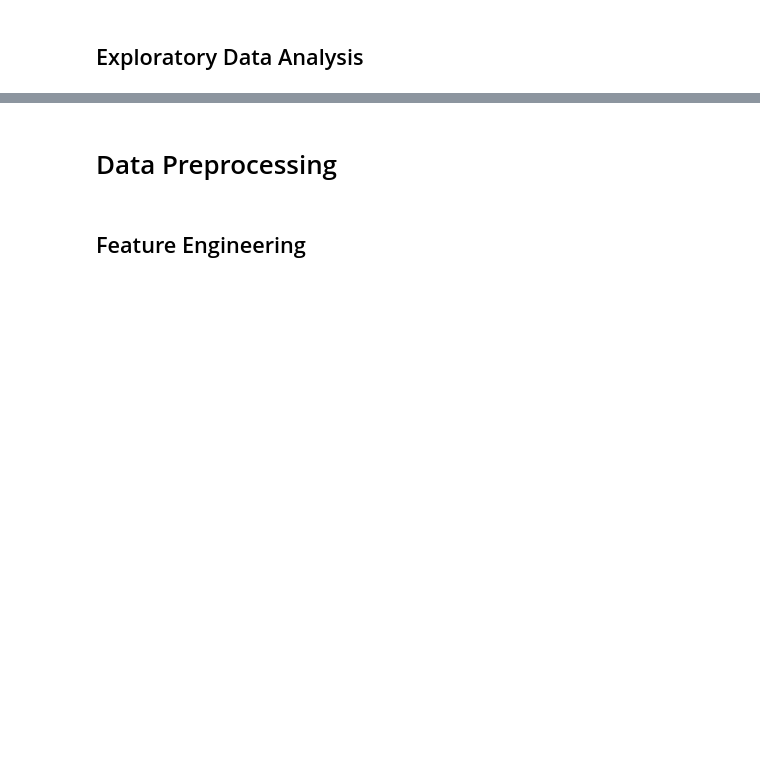
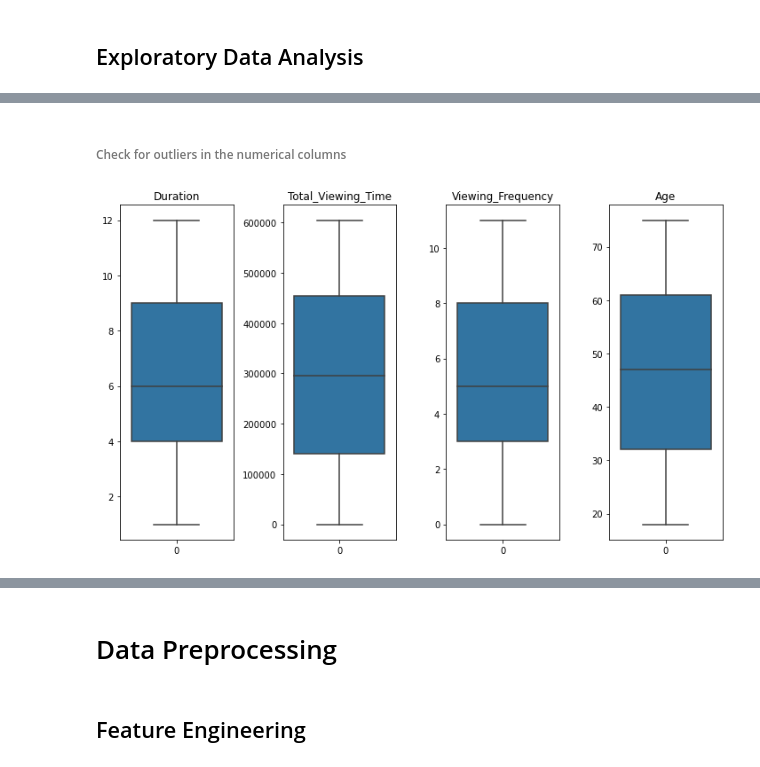
Before and after one commit to conyema/MavsTv-Analytics, a Jupyter notebook: MavTv.ipynb, the cells around one changed output, grey strips where cells are left out. Saved outputs shown, nothing was run; the diff lists cells and outputs as text; code cells hidden in the pictures; blank space fills up the shorter version.

```diff
--- a/MavTv.ipynb
+++ b/MavTv.ipynb
@@ -227,0 +130,9 @@ TvData[['Device','Genre']].groupby('Genre').count()
+# %%
+# Exclude the 'Viewing_Frequency' and 'Total_Viewing_Time' features to really find duplicates
+data_subset = ['CustomerID', 'Name', 'Age', 'Gender', 'State', 'Genre', 'Format', 'Device',
+               'Plan', 'Monthly_Cost', 'Duration', 'Rating']
+
+TvData.drop_duplicates(subset=data_subset, keep='last', inplace=True)
+
+# Reset index of dataset
+TvData.reset_index(drop=True, inplace=True)
@@ -227,0 +144,6 @@ TvData[['Device','Genre']].groupby('Genre').count()
+# %%
+# cat_features = ['Gender', 'Genre', 'State','Format','Device','Plan', 'Rating']
+cat_features = ['Gender', 'Genre', 'State','Format','Device','Plan']
+
+#  Numerical features in dataset
+num_features=['Duration', 'Total_Viewing_Time', 'Viewing_Frequency', 'Age']
@@ -227,0 +164,3 @@ TvData[['Device','Genre']].groupby('Genre').count()
+# %%
+# Correct errors in the State feature data
+TvData['State'] = TvData['State'].replace({'Akwa':'Akwa Ibom', 'River':'Rivers', 'Ibom':'Abuja', 'Cross': 'Cross River'})
@@ -227,0 +195,16 @@ TvData[['Device','Genre']].groupby('Genre').count()
+# %% [markdown]
+###### Check for outliers in the numerical columns
+# %%
+fig, axes = plt.subplots(ncols=len(num_features), figsize=(10, 6))
+
+# Create boxplots with Seaborn
+for column, axis in zip(num_features, axes):
+        sns.boxplot(data=TvData[column], ax=axis)
+        axis.set_title(column)
+        # axis.set(xticklabels=[], xticks=[], ylabel=column)
+
+# Show the plot
+plt.tight_layout()
+plt.show()
+# %% [output]
+[figure, added]
```
Also changed, not shown: parts of 104 cells of this notebook, 6 other files.
